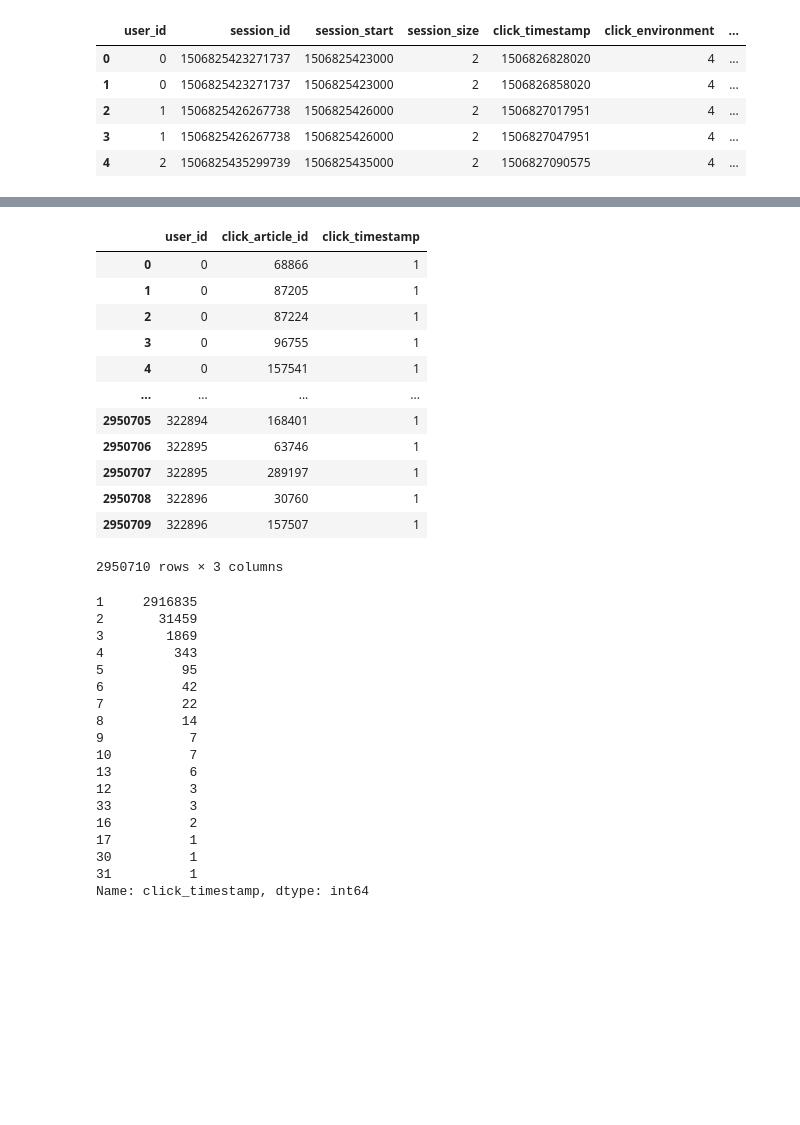
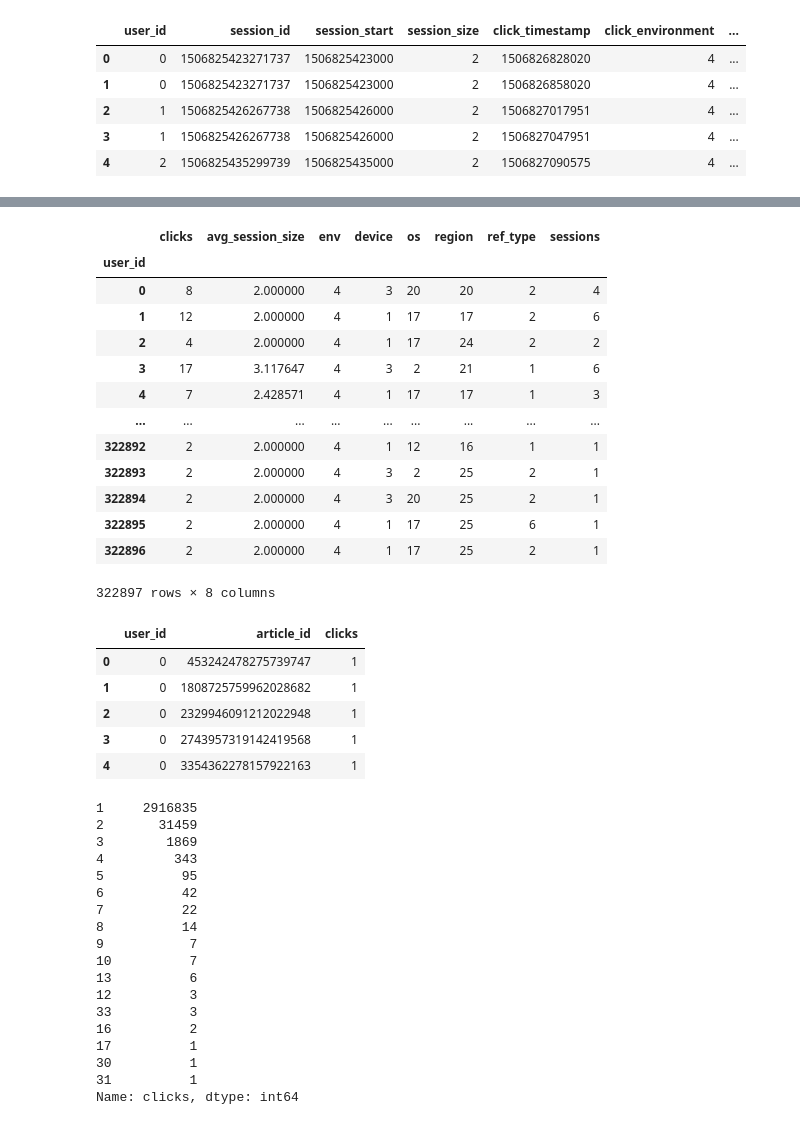
Before and after one commit to octave-ati/Designing-a-Recommendation-Model, a Jupyter notebook: GNN_rec.ipynb, the cells around one changed output, grey strips where cells are left out. Saved outputs shown, nothing was run; the diff lists cells and outputs as text; code cells hidden in the pictures; blank space fills up the shorter version.

Commit message:
Created heterogeneous graph from dataset

```diff
--- a/GNN_rec.ipynb
+++ b/GNN_rec.ipynb
@@ -112,0 +71,4 @@ for idx in click_df.click_article_id.unique():
+# %%
+# Removing timestamp data because the reference timepoint is not referenced in the dataset
+click_df.drop(columns=['session_start', 'click_timestamp'], inplace=True)
+click_df.head()
@@ -113,22 +82,38 @@ for idx in click_df.click_article_id.unique():
+# %%
+#Generating user information:
+users = click_df.groupby('user_id').agg(clicks = ('session_id', pd.Series.count), avg_session_size = ('session_size', np.mean),
+                                        env = ('click_environment', st.mode), device = ('click_deviceGroup', st.mode),
+                                        os = ('click_os', st.mode), region = ('click_region', st.mode),
+                                        ref_type = ('click_referrer_type', st.mode), sessions = ('session_id', pd.Series.nunique))
+users
+# %% [output]
+|  | clicks | avg_session_size | env | device | os | region | ref_type | sessions |
+| user_id |  |  |  |  |  |  |  |  |
+| 0 | 8 | 2.000000 | 4 | 3 | 20 | 20 | 2 | 4 |
+| 1 | 12 | 2.000000 | 4 | 1 | 17 | 17 | 2 | 6 |
+| 2 | 4 | 2.000000 | 4 | 1 | 17 | 24 | 2 | 2 |
+| 3 | 17 | 3.117647 | 4 | 3 | 2 | 21 | 1 | 6 |
+| 4 | 7 | 2.428571 | 4 | 1 | 17 | 17 | 1 | 3 |
+| ... | ... | ... | ... | ... | ... | ... | ... | ... |
+| 322892 | 2 | 2.000000 | 4 | 1 | 12 | 16 | 1 | 1 |
+| 322893 | 2 | 2.000000 | 4 | 3 | 2 | 25 | 2 | 1 |
+| 322894 | 2 | 2.000000 | 4 | 3 | 20 | 25 | 2 | 1 |
+| 322895 | 2 | 2.000000 | 4 | 1 | 17 | 25 | 6 | 1 |
+| 322896 | 2 | 2.000000 | 4 | 1 | 17 | 25 | 2 | 1 |
+322897 rows × 8 columns
 # %%
-cf_matrix = click_df[['user_id','click_article_id','click_timestamp']].groupby(['user_id','click_article_id']).count().reset_index()
-cf_matrix
+cf_matrix = click_df[['user_id','article_id','session_id']].groupby(['user_id','article_id']).count().reset_index()
+cf_matrix.rename(columns={'session_id': 'clicks'}, inplace=True)
+cf_matrix.head()
 # %% [output]
-|  | user_id | click_article_id | click_timestamp |
-| 0 | 0 | 68866 | 1 |
-| 1 | 0 | 87205 | 1 |
-| 2 | 0 | 87224 | 1 |
-| 3 | 0 | 96755 | 1 |
-| 4 | 0 | 157541 | 1 |
-| ... | ... | ... | ... |
-| 2950705 | 322894 | 168401 | 1 |
-| 2950706 | 322895 | 63746 | 1 |
-| 2950707 | 322895 | 289197 | 1 |
-| 2950708 | 322896 | 30760 | 1 |
-| 2950709 | 322896 | 157507 | 1 |
+|  | user_id | article_id | clicks |
+| 0 | 0 | 453242478275739747 | 1 |
+| 1 | 0 | 1808725759962028682 | 1 |
+| 2 | 0 | 2329946091212022948 | 1 |
+| 3 | 0 | 2743957319142419568 | 1 |
+| 4 | 0 | 3354362278157922163 | 1 |
-2950710 rows × 3 columns
 # %%
-cf_matrix['click_timestamp'].value_counts()
+cf_matrix['clicks'].value_counts()
 # %% [output]
 1     2916835
 2       31459
@@ -147,4 +132,4 @@ cf_matrix['click_timestamp'].value_counts()
 17          1
 30          1
 31          1
-Name: click_timestamp, dtype: int64
+Name: clicks, dtype: int64
```
Also changed, not shown: parts of 20 cells of this notebook, 1 other file.
